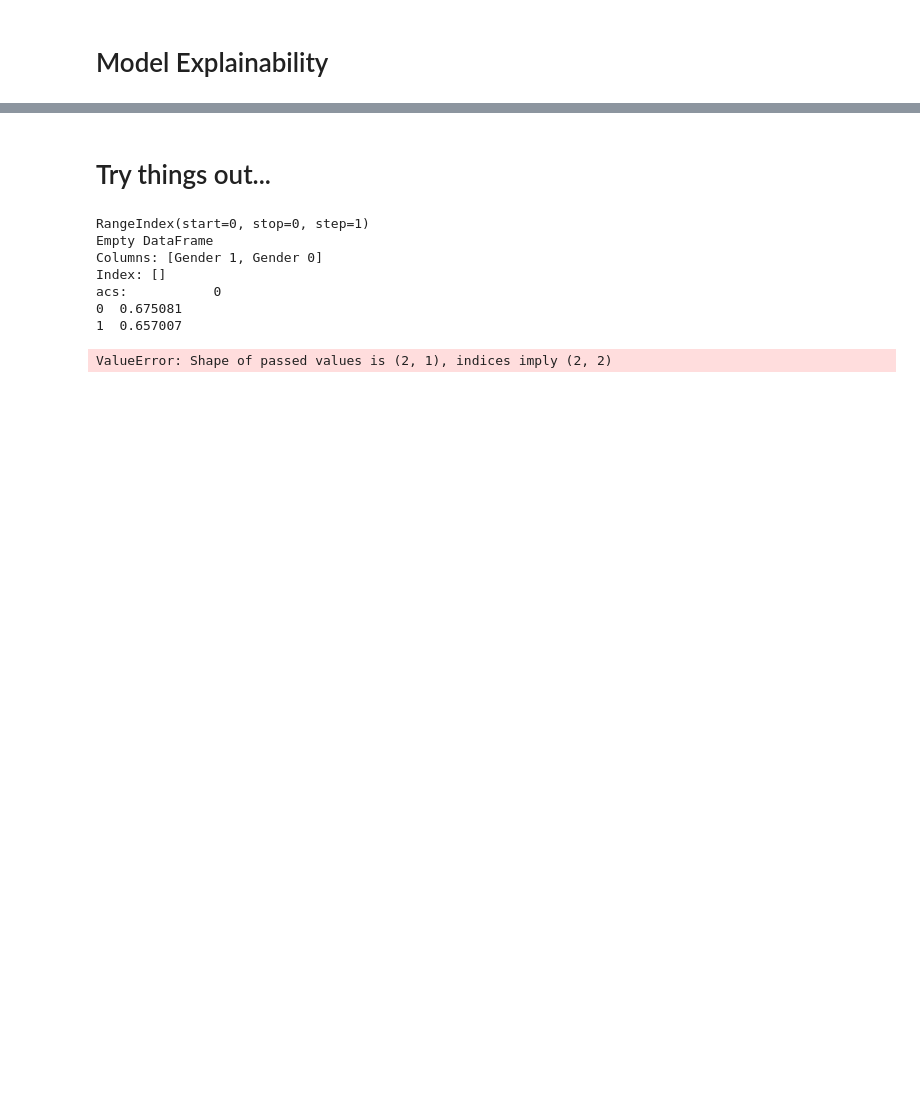
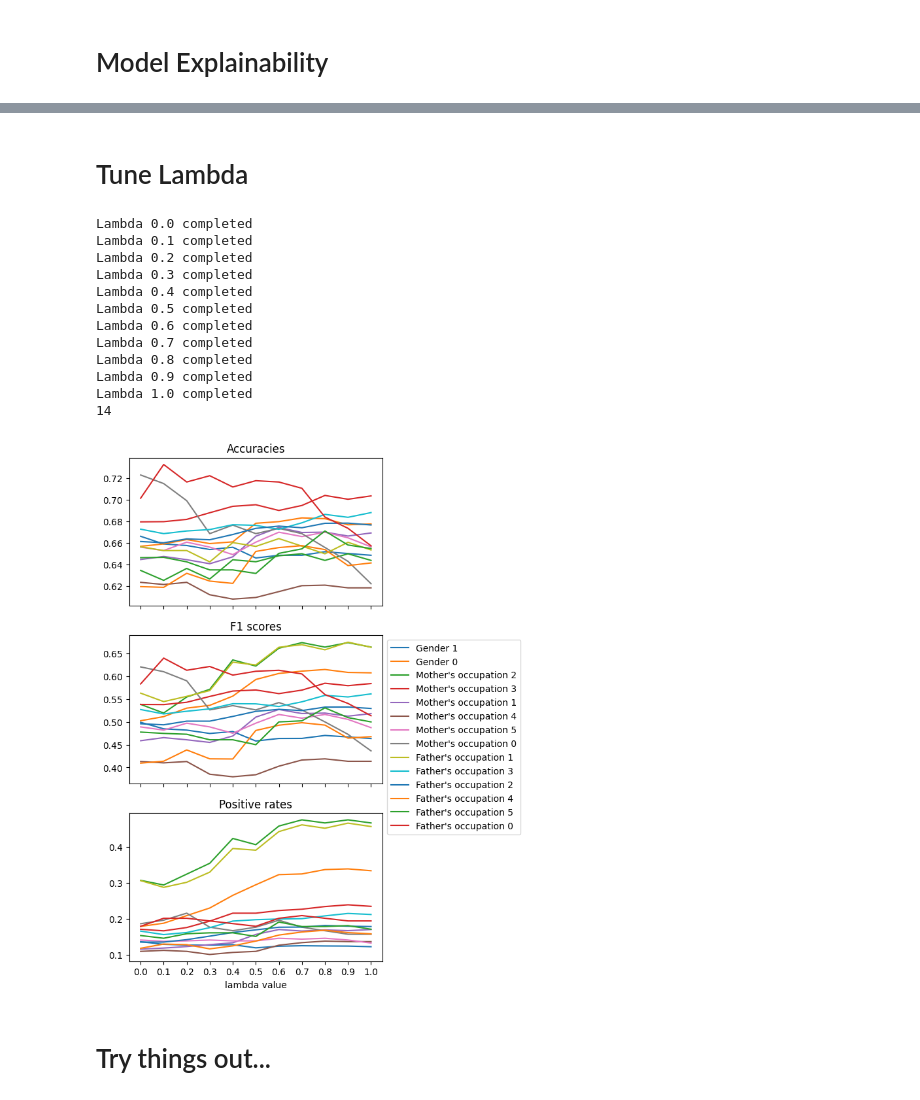
Before and after one commit to Xannadoo/Algorithmic_Fairness_Mandatories, a Jupyter notebook: Exam/Predicting_students_dropout.ipynb, the cells around one changed output, grey strips where cells are left out. Saved outputs shown, nothing was run; the diff lists cells and outputs as text; code cells hidden in the pictures; blank space fills up the shorter version.

Commit message:
fix lambda function

```diff
--- a/Exam/Predicting_students_dropout.ipynb
+++ b/Exam/Predicting_students_dropout.ipynb
@@ -776,3 +825,18 @@ def tune_hyper_params(features, model, fixed_model_params, param_to_tune, param_
+# %%
+def plot_tune_lambda(lambda_values, accuracies, f1_scores, positive_rates):
+  _, ax = plt.subplots(3,1, figsize=(5, 10), sharex=True)
+  titles = ['Accuracies', 'F1 scores', 'Positive rates']
+
+  for i, df in enumerate([accuracies, f1_scores, positive_rates]):
+      for j in range(len(accuracies.columns)):
+          ax[i].plot(df.iloc[:,j], label=df.columns[j])
+          ax[i].set_title(f'{titles[i]}')
+
+  ax[1].legend(bbox_to_anchor=(1,1))
+
+  plt.xticks(lambda_values, labels=[round(x,1) for x in lambda_values])
+  plt.xlabel('lambda value')
+  plt.show()
 # %% [markdown]
 ## Explainability
 # %%
@@ -1259,5 +1323,24 @@ weights_debiased
 | Nacionality | 0.147 | 1.158 |
 | Mother's qualification | -0.102 | 0.903 |
 | Course | -0.076 | 0.927 |
+# %% [markdown]
+# Tune Lambda
+# %%
+lambda_values, accuracies, f1_scores, positive_rates = tune_lambda(model=LogisticRegression(max_iter=1000, random_state=seed), X=features, y=labels, protected_cols=['Gender', "Mother's occupation", "Father's occupation"])
+plot_tune_lambda(lambda_values, accuracies, f1_scores, positive_rates)
+# %% [output]
+Lambda 0.0 completed
+Lambda 0.1 completed
+Lambda 0.2 completed
+Lambda 0.3 completed
+Lambda 0.4 completed
+Lambda 0.5 completed
+Lambda 0.6 completed
+Lambda 0.7 completed
+Lambda 0.8 completed
+Lambda 0.9 completed
+Lambda 1.0 completed
+14
+[figure, added]
 # %% [markdown]
 # Try things out...
@@ -1322,11 +1346,0 @@ def tune_lambda(model, X, y, protected_cols):
-# %%
-tune_lambda(model=LogisticRegression(max_iter=1000, random_state=seed), X=features, y=labels, protected_cols=['Gender'])
-# %% [output]
-RangeIndex(start=0, stop=0, step=1)
-Empty DataFrame
-Columns: [Gender 1, Gender 0]
-Index: []
-acs:           0
-0  0.675081
-1  0.657007
-ValueError: Shape of passed values is (2, 1), indices imply (2, 2)
```
Also changed, not shown: parts of 18 cells of this notebook.
